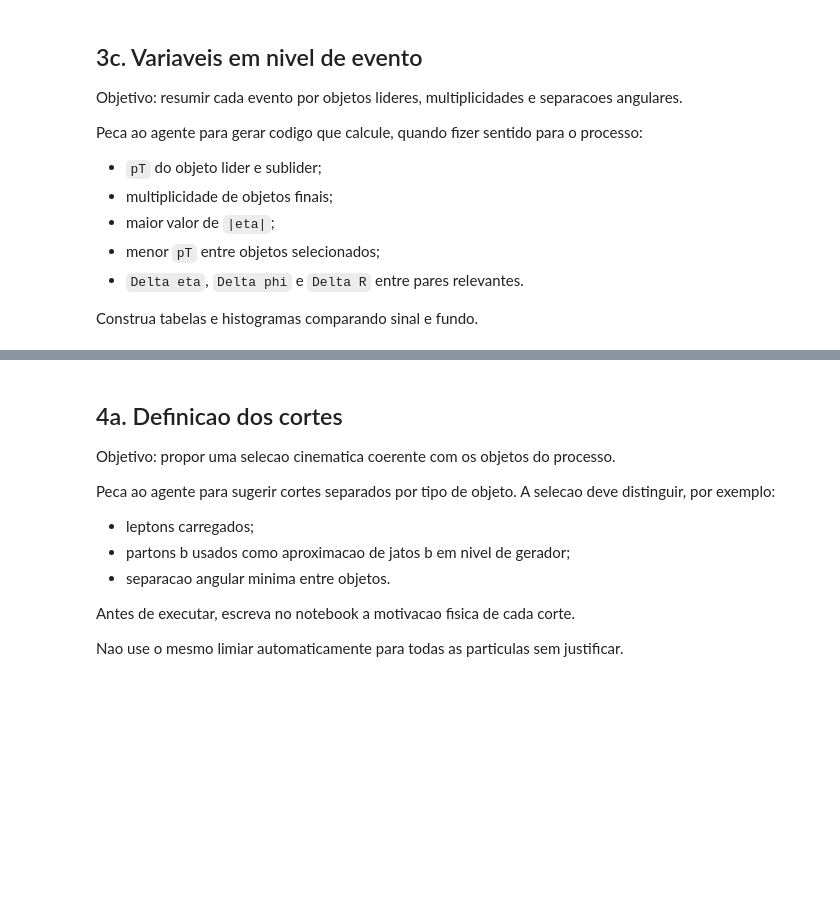
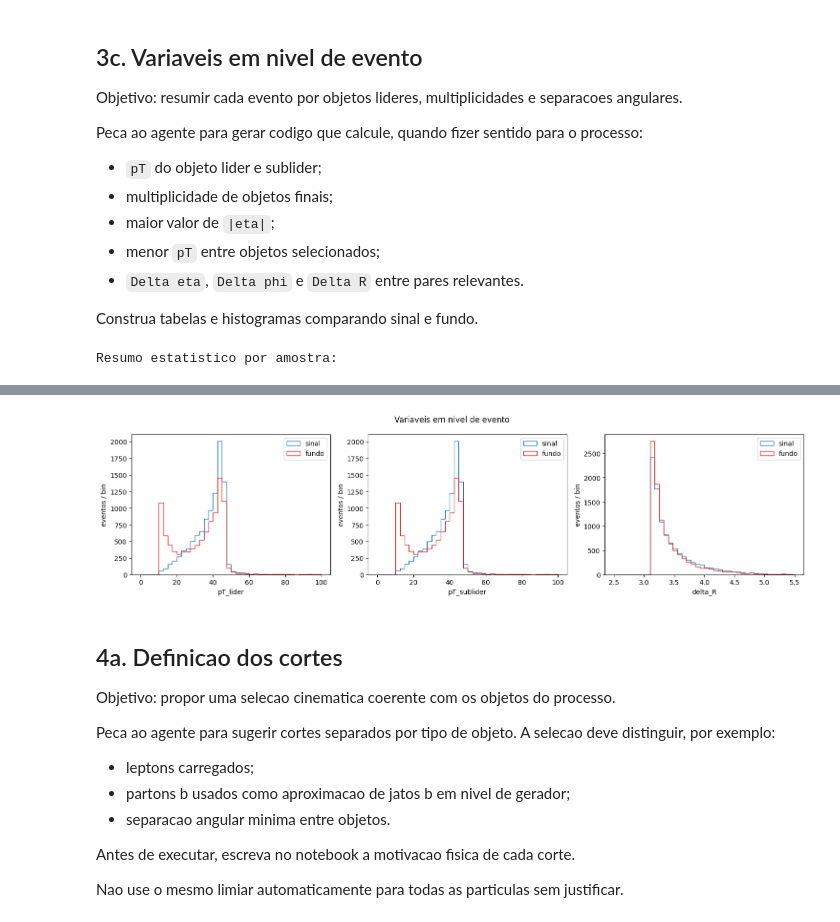
Before and after one commit to FIS01214/tarefa4, a Jupyter notebook: notebooks/03_leitura_dataframe.ipynb, the cells around one changed output, grey strips where cells are left out. Saved outputs shown, nothing was run; the diff lists cells and outputs as text; code cells hidden in the pictures; blank space fills up the shorter version.

```diff
--- a/notebooks/03_leitura_dataframe.ipynb
+++ b/notebooks/03_leitura_dataframe.ipynb
@@ -143,3 +524,43 @@ Peca ao agente para gerar codigo que calcule, quando fizer sentido para o proces
 - `Delta eta`, `Delta phi` e `Delta R` entre pares relevantes.
 
 Construa tabelas e histogramas comparando sinal e fundo.
+# %%
+# Variaveis em nivel de evento: objetos lider/sublider, multiplicidade e separacoes angulares
+fv = finais_visiveis.sort_values(["amostra", "evento", "pT"], ascending=[True, True, False]).copy()
+fv["ordem_pT"] = fv.groupby(["amostra", "evento"]).cumcount()
+
+lider = fv[fv["ordem_pT"] == 0][["amostra", "evento", "pT", "eta", "phi"]].rename(
+    columns={"pT": "pT_lider", "eta": "eta_lider", "phi": "phi_lider"})
+sublider = fv[fv["ordem_pT"] == 1][["amostra", "evento", "pT", "eta", "phi"]].rename(
+    columns={"pT": "pT_sublider", "eta": "eta_sublider", "phi": "phi_sublider"})
+resumo_evento = lider.merge(sublider, on=["amostra", "evento"], how="left")
+
+mult = fv.groupby(["amostra", "evento"]).size().reset_index(name="multiplicidade_final_visivel")
+resumo_evento = resumo_evento.merge(mult, on=["amostra", "evento"])
+
+maxeta = fv.groupby(["amostra", "evento"])["eta"].apply(lambda s: s.abs().max()).reset_index(name="max_abs_eta")
+mineta_pt = fv.groupby(["amostra", "evento"])["pT"].min().reset_index(name="min_pT")
+resumo_evento = resumo_evento.merge(maxeta, on=["amostra", "evento"]).merge(mineta_pt, on=["amostra", "evento"])
+
+resumo_evento["delta_eta"] = resumo_evento["eta_lider"] - resumo_evento["eta_sublider"]
+dphi = (resumo_evento["phi_lider"] - resumo_evento["phi_sublider"] + np.pi) % (2 * np.pi) - np.pi
+resumo_evento["delta_phi"] = dphi
+resumo_evento["delta_R"] = np.hypot(resumo_evento["delta_eta"], resumo_evento["delta_phi"])
+
+print("Resumo estatistico por amostra:")
+display(resumo_evento.groupby("amostra")[
+    ["pT_lider", "pT_sublider", "max_abs_eta", "delta_R", "multiplicidade_final_visivel"]
+].agg(["mean", "std"]))
+
+fig, axes = plt.subplots(1, 3, figsize=(15, 4))
+for ax, var, faixa in zip(axes, ["pT_lider", "pT_sublider", "delta_R"], [(0, 100), (0, 100), (2.5, 5.5)]):
+    for amostra, cor in [("sinal", "tab:blue"), ("fundo", "tab:red")]:
+        ax.hist(resumo_evento.loc[resumo_evento.amostra == amostra, var], bins=40, range=faixa,
+                histtype="step", color=cor, label=amostra)
+    ax.set_xlabel(var); ax.set_ylabel("eventos / bin"); ax.legend()
+fig.suptitle("Variaveis em nivel de evento")
+fig.tight_layout()
+fig.savefig(f"{ROOT_DIR}/resultados/graficos/variaveis_evento.png", dpi=120)
+plt.show()
+# %% [output]
+Resumo estatistico por amostra:
@@ -146,3 +572,4 @@ Construa tabelas e histogramas comparando sinal e fundo.
+[figure, added]
 # %% [markdown]
 ## 4a. Definicao dos cortes
 
```
Also changed, not shown: parts of 20 cells of this notebook, 11 other files.
